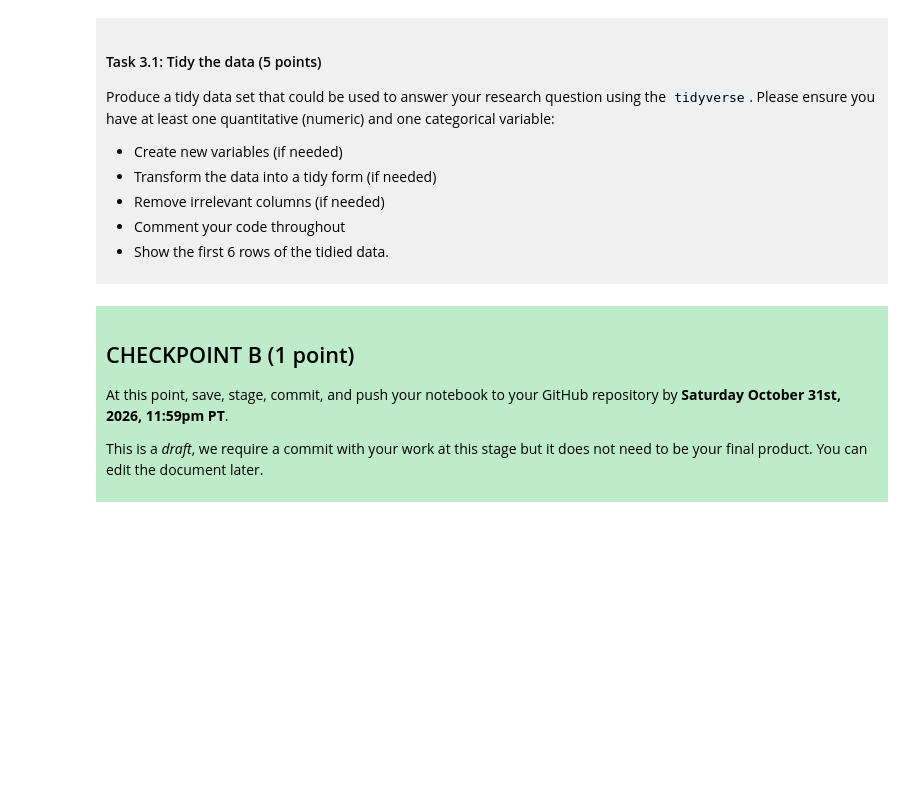
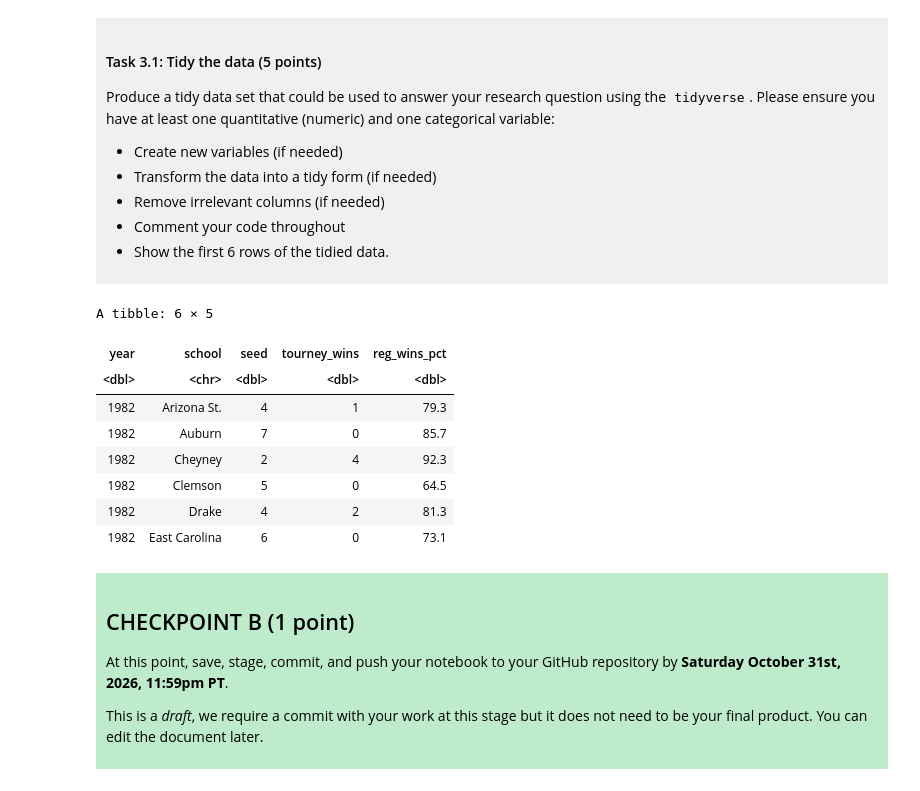
Before and after one commit to m-zha/DSCI-100-PROJECT-MAX-ZHA, a Jupyter notebook: dsci-100-project-notebook.ipynb, the cells around one changed output. Drawn from its saved outputs; the diff is of its cells as text; code cells hidden in the pictures; blank space fills up the shorter version.

Commit message:
Finished Checkpoint B
Completed all the tasks within Checkpoint B

```diff
--- a/dsci-100-project-notebook.ipynb
+++ b/dsci-100-project-notebook.ipynb
@@ -189,7 +222,26 @@ Produce a tidy data set that could be used to answer your research question usin
 
 </div>
 # %%
-### EDIT THIS CODE CELL ###
+WMM_data_tidy <- WMM_data1 |>
+
+# (1). Here I am selecting the year and school along with their respective seed and the number of tournament wins they achieved at said seed
+    select(year, school, seed, tourney_wins, reg_wins_pct)|>
+
+# (2). Within the filter function, I am removing any possible N/A values within the seed and tourney_wins columns to ensure a full dataset with no missed values
+    filter(!is.na(seed), !is.na(tourney_wins), !is.na(reg_wins_pct))
+
+# (3). Previewing the first 6 rows of the new tidy dataset
+slice_head(WMM_data_tidy,n=6)
+# %% [output]
+A tibble: 6 × 5
+| year | school | seed | tourney_wins | reg_wins_pct |
+| <dbl> | <chr> | <dbl> | <dbl> | <dbl> |
+| 1982 | Arizona St. | 4 | 1 | 79.3 |
+| 1982 | Auburn | 7 | 0 | 85.7 |
+| 1982 | Cheyney | 2 | 4 | 92.3 |
+| 1982 | Clemson | 5 | 0 | 64.5 |
+| 1982 | Drake | 4 | 2 | 81.3 |
+| 1982 | East Carolina | 6 | 0 | 73.1 |
 # %% [markdown]
 <div style="background-color: #beebca; padding: 10px;">
 
```
Also changed, not shown: parts of 3 cells of this notebook, 1 other file.
